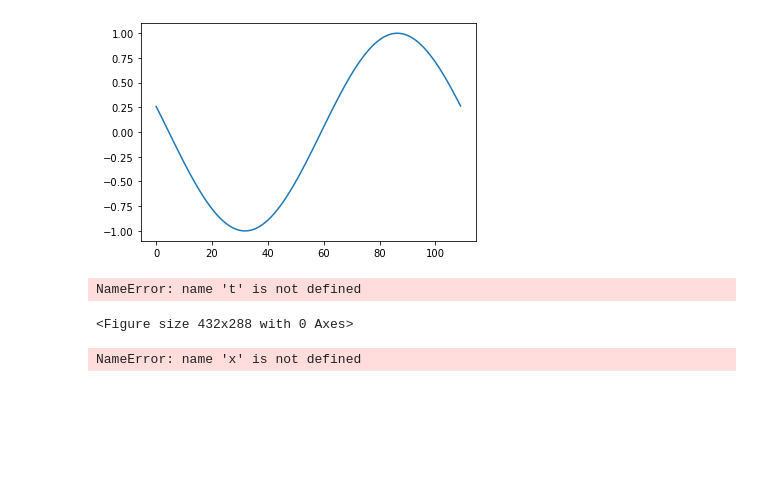
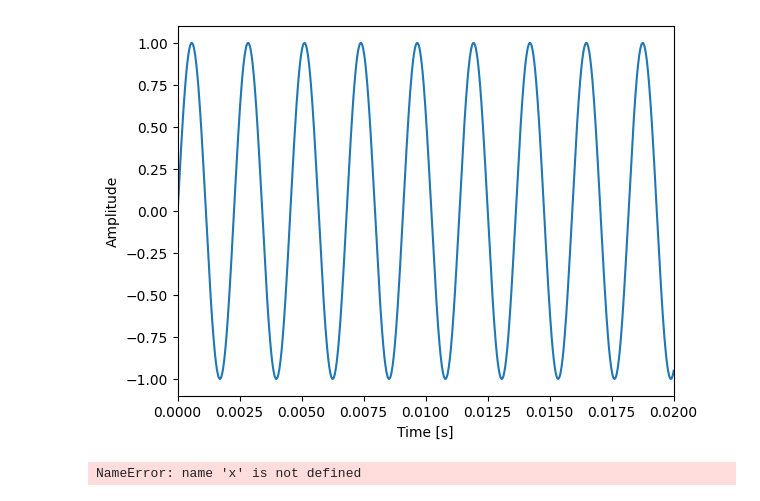
Before and after one commit to cesarz10/Auditory-computation, a Jupyter notebook: AudCompLab1_2022/CompAudLab1_Tuning.ipynb, the cells around one changed output. Drawn from its saved outputs; the diff is of its cells as text; code cells hidden in the pictures; blank space fills up the shorter version.

```diff
--- a/AudCompLab1_2022/CompAudLab1_Tuning.ipynb
+++ b/AudCompLab1_2022/CompAudLab1_Tuning.ipynb
@@ -43,8 +43,8 @@ f = 440.0  # sine frequency, Hz, may be float
 y_GT = (np.sin(2 * np.pi * np.arange(fs_GT * framelength_t) * f / fs_GT))
 y_Con = (np.sin(2 * np.pi * np.arange(fs_Con * framelength_t) * f / fs_Con))
 
-
-
+t_GT = np.linspace(0, 0.25, len(y_GT))
+t_Con = np.linspace(0, 0.25, len(y_Con))
 
 
 #output = y
@@ -52,29 +52,27 @@ y_Con = (np.sin(2 * np.pi * np.arange(fs_Con * framelength_t) * f / fs_Con))
 #make a 10ms onset/offset Hanning window:
 #output = x
 #output = HWin
-# %% [output]
-[figure, removed]
 # %%
 # plotting part of the stimulus
 plt.figure(1)
-plt.plot(t,y)
+plt.plot(t_GT, y_GT)
 plt.xlabel("Time [s]")
 plt.ylabel("Amplitude")
-#plt.xlim((0, 0.02))
+plt.xlim((0, 0.02))
 
-#plt.figure(2)
-#plt.plot(t,HWin)
-#plt.plot(t,x)
-#plt.xlabel("Time [s]")
-#plt.ylabel("Amplitude")
-#plt.xlim((0, 0.02))
-plt.show()
+# plt.figure(2)
+# plt.plot(t,HWin)
+# plt.plot(t_Con, y_Con)
+# plt.xlabel("Time [s]")
+# plt.ylabel("Amplitude")
+# plt.xlim((0, 0.02))
+# plt.show()
 
 #sd.play(x, fs)
-#sd.play(y, fs)
+sd.play(y_GT, fs_GT)
+# sd.play(y_Con, fs_Con)
 # %% [output]
-NameError: name 't' is not defined
-<Figure size 432x288 with 0 Axes>
+[figure, added]
 # %%
 #concatenate the stimulus with some silence afterwards to see model ringdown
 #output = x
```
Also changed, not shown: 25 other files.
